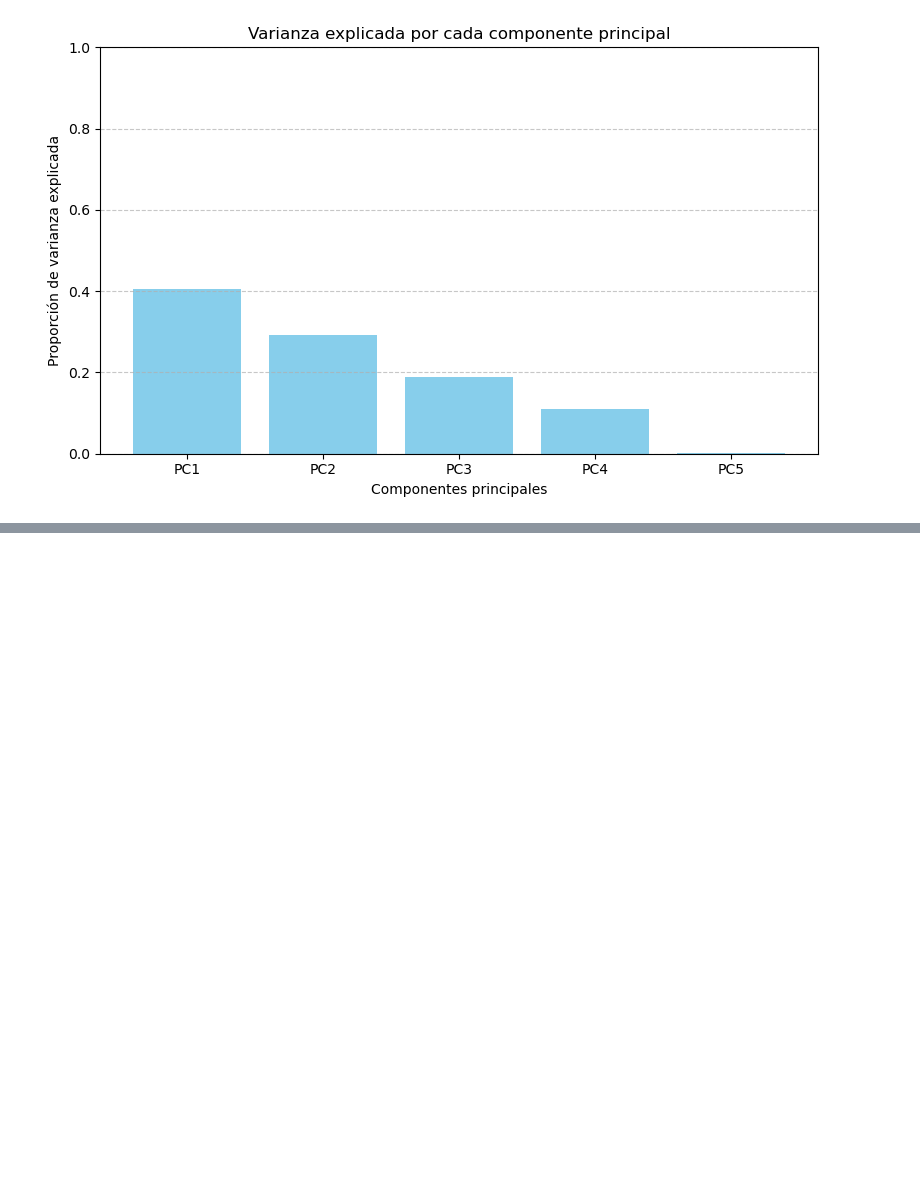
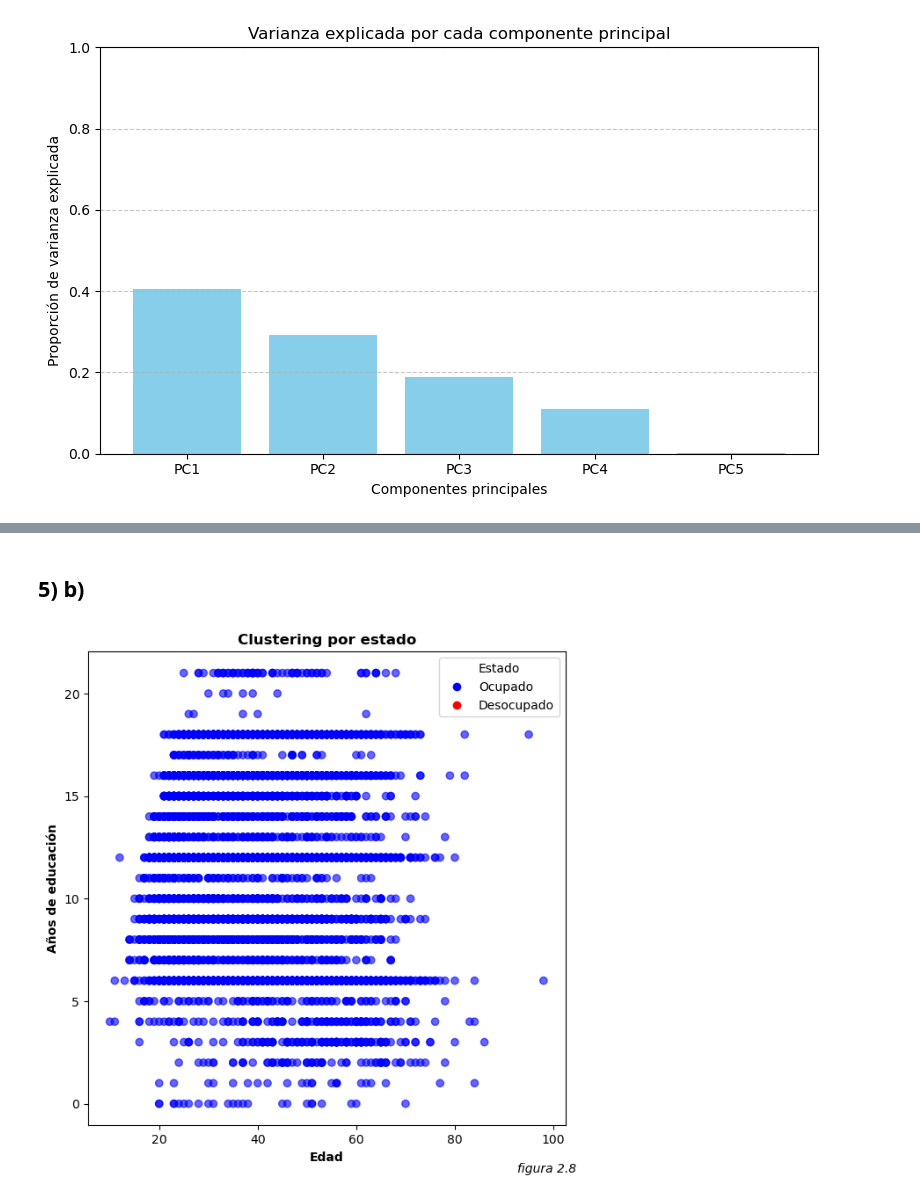
Before and after one commit to PabloPopov/BigDataUBA-Grupo5, a Jupyter notebook: TPs/TP 3/Big_Data_TP3_Grupo5.ipynb, the cells around one changed output, grey strips where cells are left out. Saved outputs shown, nothing was run; the diff lists cells and outputs as text; code cells hidden in the pictures; blank space fills up the shorter version.

```diff
--- a/TPs/TP 3/Big_Data_TP3_Grupo5.ipynb
+++ b/TPs/TP 3/Big_Data_TP3_Grupo5.ipynb
@@ -1141,0 +1150,28 @@ plt.show()
+# %% [markdown]
+## 5) b)
+# %%
+fig, ax = plt.subplots(1, 1, figsize=(7,7))
+
+#DEFINO QUE COLORES ADOPTA SEGUN SI LA VARIABLE ESTADO ES 1 O 2
+COLOR_ESTADO = CLUSTER["ESTADO"].map({1: "blue", 2: "red"}).values
+
+ax.scatter(CLUSTER["CH06"], CLUSTER["EDUC"], c=COLOR_ESTADO, alpha=0.6)
+ax.set_title("Clustering por estado", fontweight="bold")
+ax.set_xlabel("Edad", fontweight="bold")
+ax.set_ylabel("Años de educación", fontweight="bold")
+
+from matplotlib.lines import Line2D
+ax.legend(
+    handles=[
+        Line2D([0], [0], marker='o', color='w', label='Ocupado', markerfacecolor='blue', markersize=8),
+        Line2D([0], [0], marker='o', color='w', label='Desocupado', markerfacecolor='red', markersize=8)
+    ],
+    title="Estado"
+)
+
+ax.text(0.9, -0.1, "figura 2.8", transform=plt.gca().transAxes, fontstyle="italic")
+
+plt.savefig("Figuras punto 3.png", bbox_inches='tight', dpi=300)   #GUARDO EL PNG
+plt.show()
+# %% [output]
+[figure, added]
```
Also changed, not shown: parts of 10 cells of this notebook.
